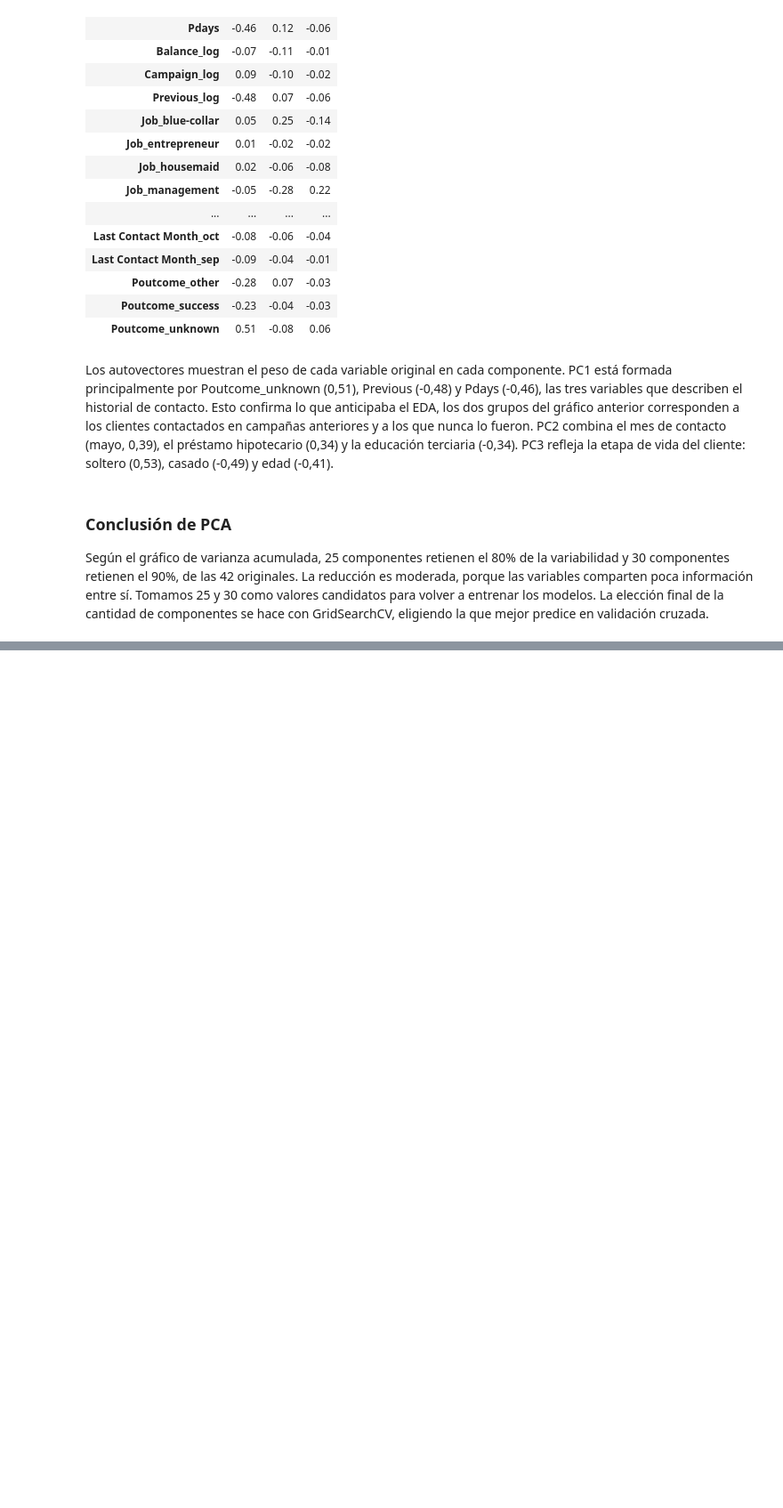
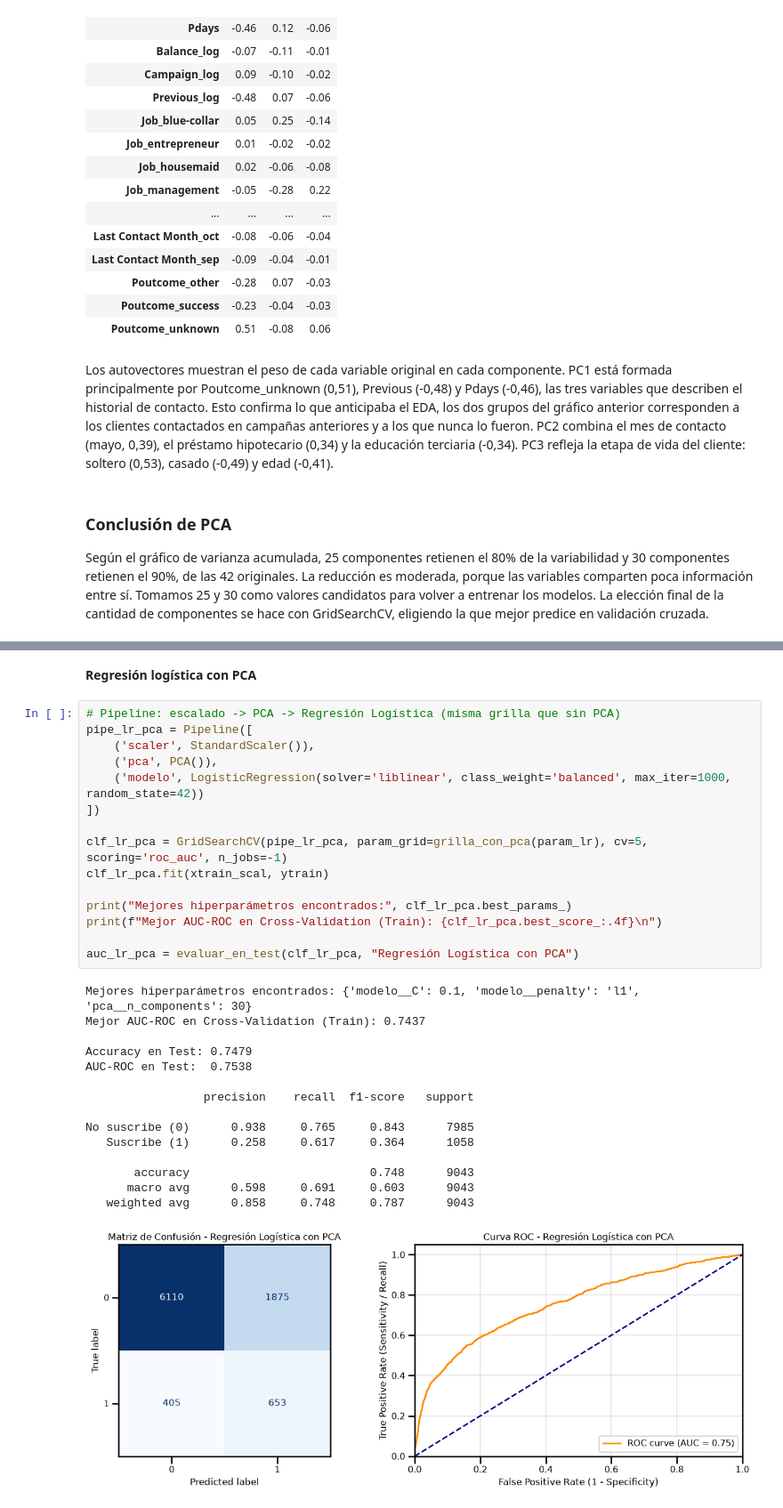
Before and after one commit to nach0osole/data_science_utn_clusterai2026_Sole, a Jupyter notebook: clusterai_juanignacio_sole_machine_learning.ipynb, the cells around one changed output, grey strips where cells are left out. Shown at 89% size. Cells and saved outputs as stored; diff of their text form; blank space fills up the shorter version.

Commit message:
Modelos con PCA; threshold tuning con el mejor modelo

```diff
--- a/clusterai_juanignacio_sole_machine_learning.ipynb
+++ b/clusterai_juanignacio_sole_machine_learning.ipynb
@@ -687,0 +742,33 @@ Según el gráfico de varianza acumulada, 25 componentes retienen el 80% de la v
+# %% [markdown]
+**Regresión logística con PCA**
+# %%
+# Pipeline: escalado -> PCA -> Regresión Logística (misma grilla que sin PCA)
+pipe_lr_pca = Pipeline([
+    ('scaler', StandardScaler()),
+    ('pca', PCA()),
+    ('modelo', LogisticRegression(solver='liblinear', class_weight='balanced', max_iter=1000, random_state=42))
+])
+
+clf_lr_pca = GridSearchCV(pipe_lr_pca, param_grid=grilla_con_pca(param_lr), cv=5, scoring='roc_auc', n_jobs=-1)
+clf_lr_pca.fit(xtrain_scal, ytrain)
+
+print("Mejores hiperparámetros encontrados:", clf_lr_pca.best_params_)
+print(f"Mejor AUC-ROC en Cross-Validation (Train): {clf_lr_pca.best_score_:.4f}\n")
+
+auc_lr_pca = evaluar_en_test(clf_lr_pca, "Regresión Logística con PCA")
+# %% [output]
+Mejores hiperparámetros encontrados: {'modelo__C': 0.1, 'modelo__penalty': 'l1', 'pca__n_components': 30}
+Mejor AUC-ROC en Cross-Validation (Train): 0.7437
+
+Accuracy en Test: 0.7479
+AUC-ROC en Test:  0.7538
+
+                 precision    recall  f1-score   support
+
+No suscribe (0)      0.938     0.765     0.843      7985
+   Suscribe (1)      0.258     0.617     0.364      1058
+
+       accuracy                          0.748      9043
+      macro avg      0.598     0.691     0.603      9043
+   weighted avg      0.858     0.748     0.787      9043
+[figure, added]
```
Also changed, not shown: parts of 18 cells of this notebook.
